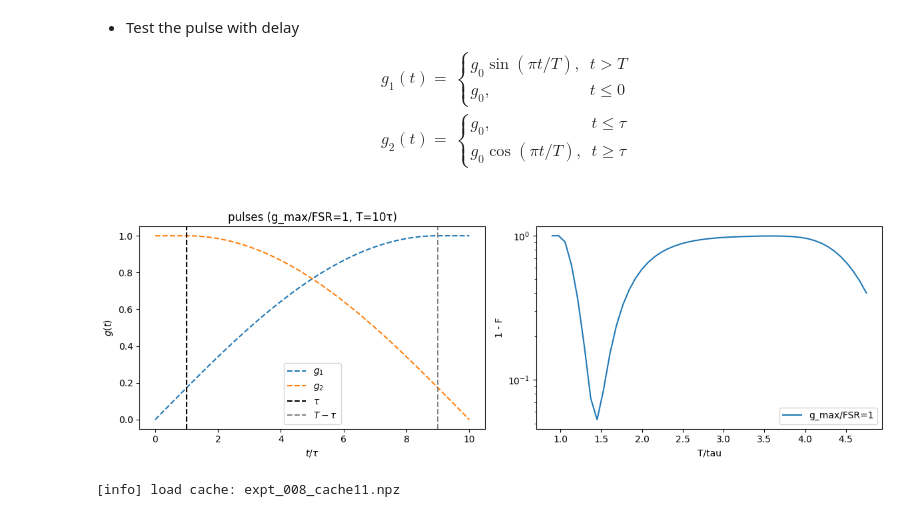
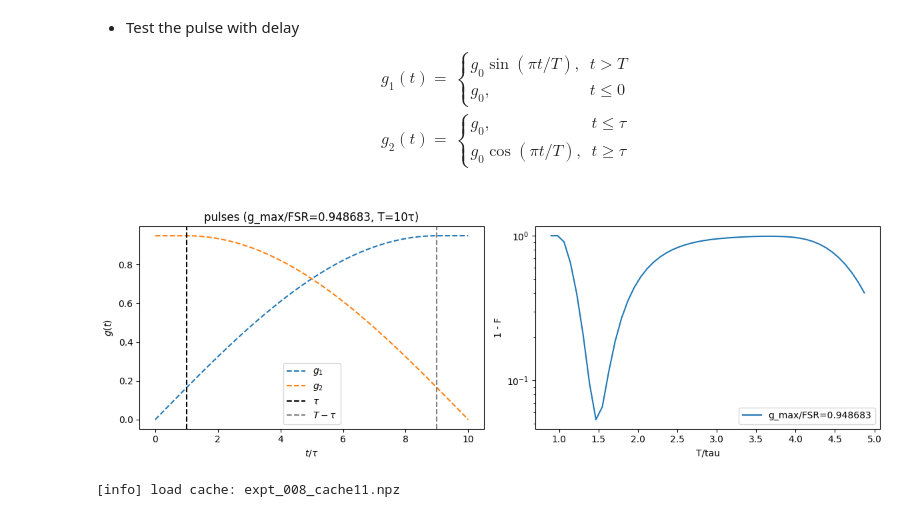
Before and after one commit to Taitoos2/non_markovian_qubit_swap, a Jupyter notebook: Idea_3.ipynb, the cells around one changed output. Cells and saved outputs as stored; diff of their text form; code cells hidden in the pictures.

```diff
--- a/Idea_3.ipynb
+++ b/Idea_3.ipynb
@@ -76,20 +76,20 @@ g_0\cos (\pi t/T ), & t\ge \tau
 # %%
 from expt_sets import expt_004_stirap_T_scan
 import numpy as np
 
-gamma = 2 * np.pi**2
+gamma = 1.8 * np.pi**2
 T_list = np.linspace(0.9, 10 / np.sqrt(gamma) + 2.5, 50)
 F = expt_004_stirap_T_scan(
     gamma=gamma,
     T_list=T_list,
     phi=0.0,
     tau=1.0,
     dt_max=0.01,
     n_jobs=-1,
     pulse_delay=True,
 )
 # %% [output]
-[figure, old version]
+[figure, new version]
 # %%
 from expt_sets import expt_008_ScanGamma_Refined
 import numpy as np
```
Also changed, not shown: parts of 6 cells of this notebook, 2 other files.
